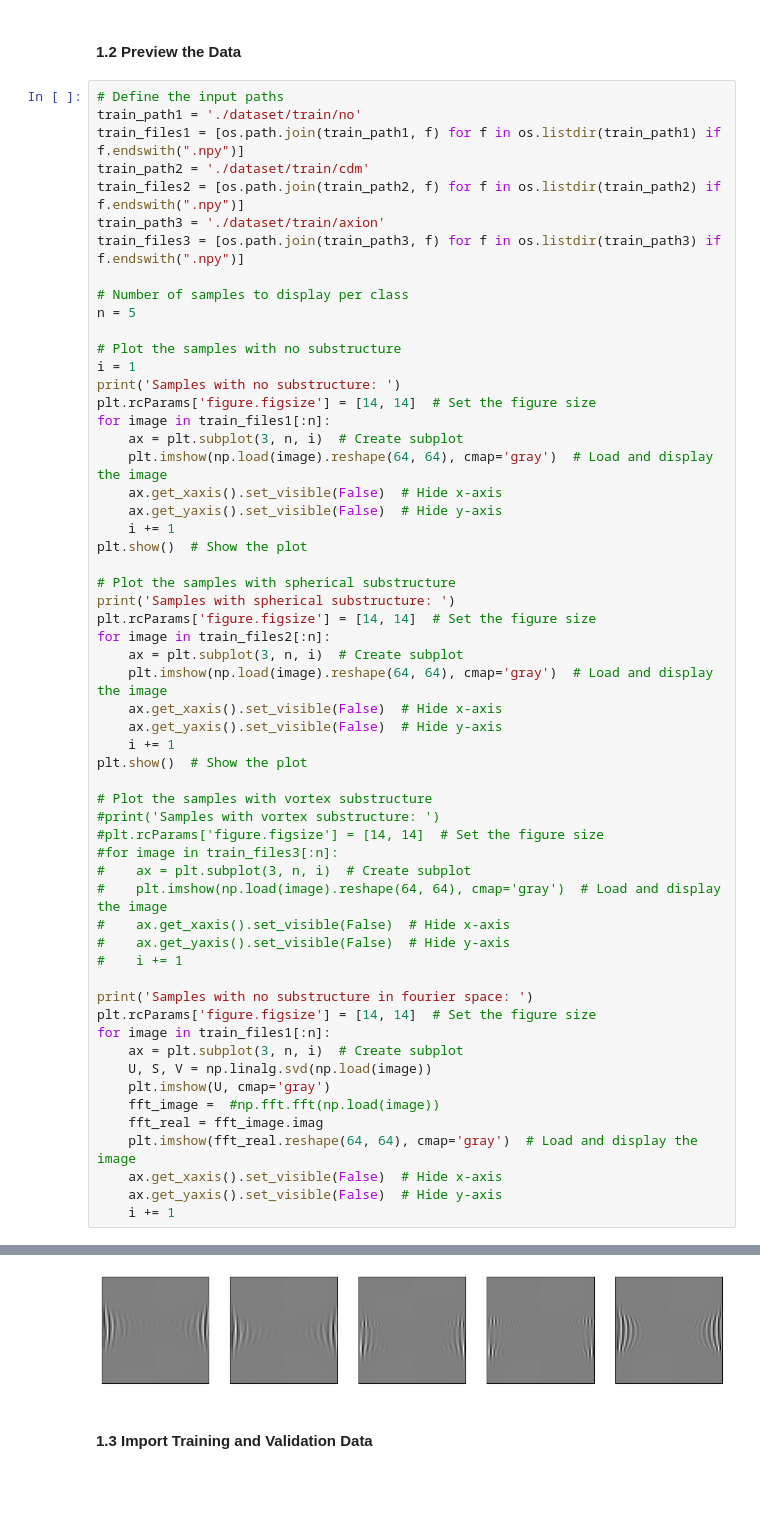
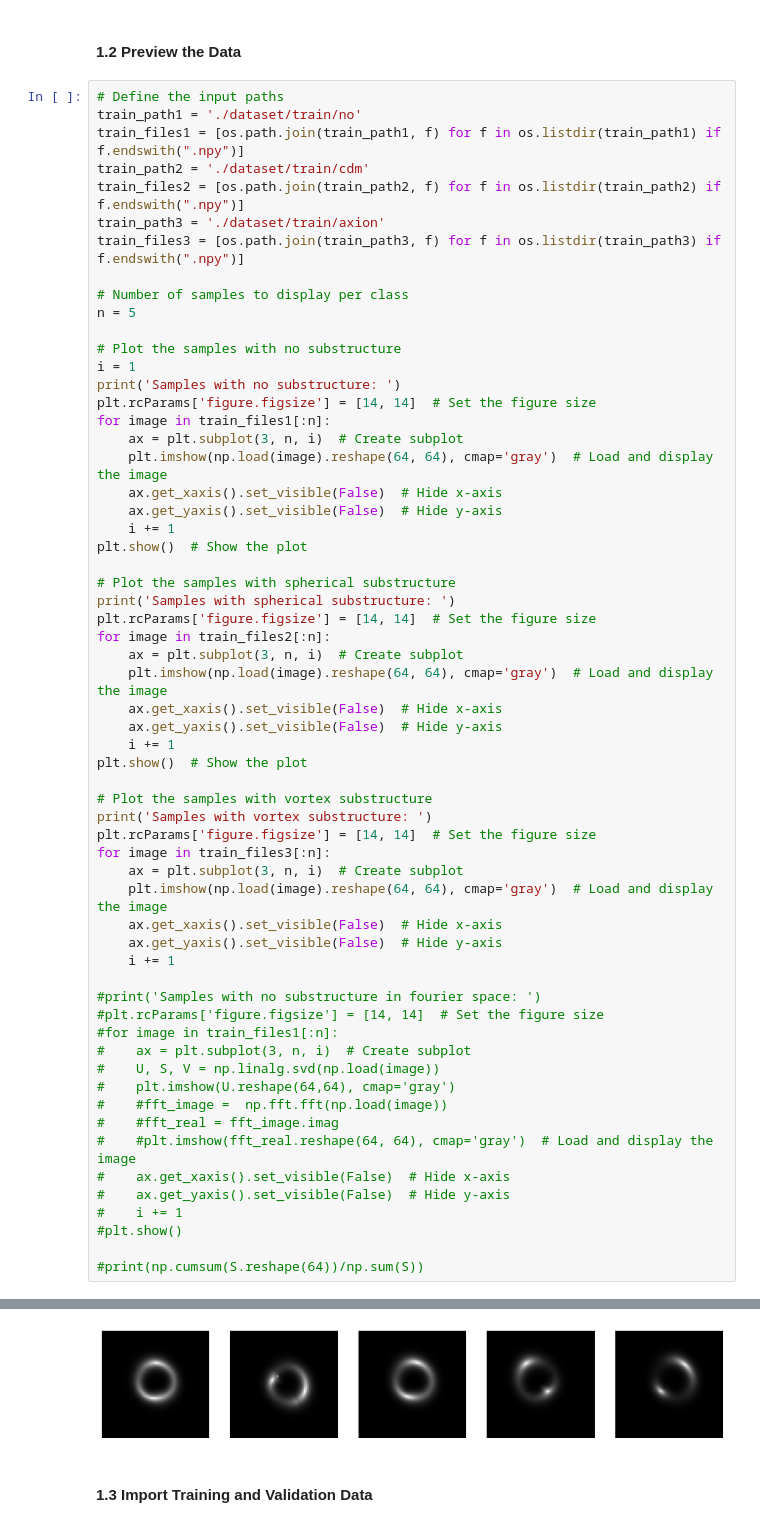
Before and after one commit to Sehrispk/DeepLearnHackathon, a Jupyter notebook: GravitationalLensingChallenge/StrongLensingChallenge_Classification.ipynb, the cells around one changed output, grey strips where cells are left out. Cells and saved outputs as stored; diff of their text form; blank space fills up the shorter version.

```diff
--- a/GravitationalLensingChallenge/StrongLensingChallenge_Classification.ipynb
+++ b/GravitationalLensingChallenge/StrongLensingChallenge_Classification.ipynb
@@ -112,27 +112,30 @@ for image in train_files2[:n]:
 plt.show()  # Show the plot
 
 # Plot the samples with vortex substructure
-#print('Samples with vortex substructure: ')
+print('Samples with vortex substructure: ')
+plt.rcParams['figure.figsize'] = [14, 14]  # Set the figure size
+for image in train_files3[:n]:
+    ax = plt.subplot(3, n, i)  # Create subplot
+    plt.imshow(np.load(image).reshape(64, 64), cmap='gray')  # Load and display the image
+    ax.get_xaxis().set_visible(False)  # Hide x-axis
+    ax.get_yaxis().set_visible(False)  # Hide y-axis
+    i += 1
+
+#print('Samples with no substructure in fourier space: ')
 #plt.rcParams['figure.figsize'] = [14, 14]  # Set the figure size
-#for image in train_files3[:n]:
+#for image in train_files1[:n]:
 #    ax = plt.subplot(3, n, i)  # Create subplot
-#    plt.imshow(np.load(image).reshape(64, 64), cmap='gray')  # Load and display the image
+#    U, S, V = np.linalg.svd(np.load(image))
+#    plt.imshow(U.reshape(64,64), cmap='gray')
+#    #fft_image =  np.fft.fft(np.load(image))
+#    #fft_real = fft_image.imag
+#    #plt.imshow(fft_real.reshape(64, 64), cmap='gray')  # Load and display the image
 #    ax.get_xaxis().set_visible(False)  # Hide x-axis
 #    ax.get_yaxis().set_visible(False)  # Hide y-axis
 #    i += 1
+#plt.show()
 
-print('Samples with no substructure in fourier space: ')
-plt.rcParams['figure.figsize'] = [14, 14]  # Set the figure size
-for image in train_files1[:n]:
-    ax = plt.subplot(3, n, i)  # Create subplot
-    U, S, V = np.linalg.svd(np.load(image))
-    plt.imshow(U, cmap='gray')
-    fft_image =  #np.fft.fft(np.load(image))
-    fft_real = fft_image.imag
-    plt.imshow(fft_real.reshape(64, 64), cmap='gray')  # Load and display the image
-    ax.get_xaxis().set_visible(False)  # Hide x-axis
-    ax.get_yaxis().set_visible(False)  # Hide y-axis
-    i += 1
+#print(np.cumsum(S.reshape(64))/np.sum(S))
 # %% [output]
 Samples with no substructure:
 [figure]
@@ -142,4 +145,4 @@ Samples with no substructure in fourier space:
-[figure, old version]
+[figure, new version]
 # %% [markdown]
 #### 1.3 Import Training and Validation Data
 # %%
```
Also changed, not shown: parts of 2 cells of this notebook.
